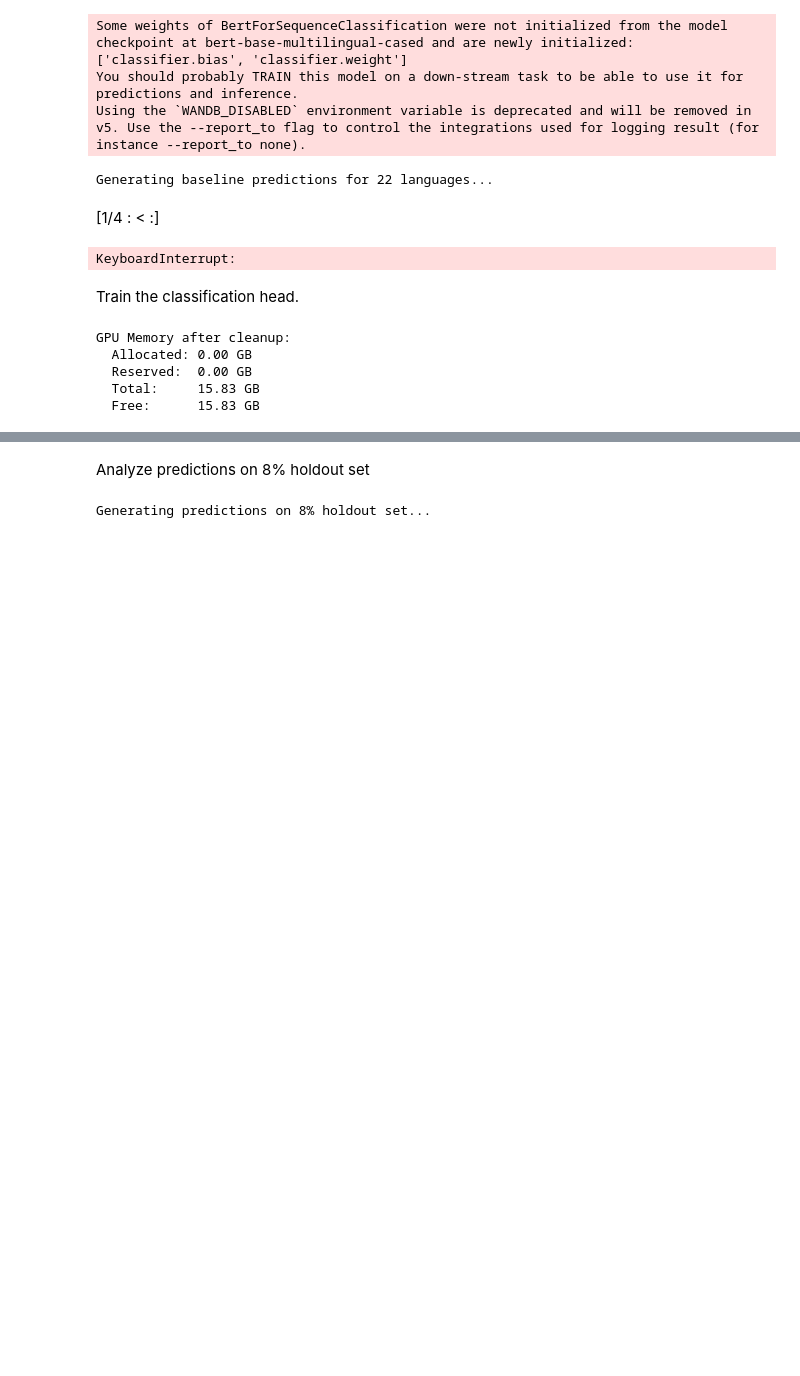
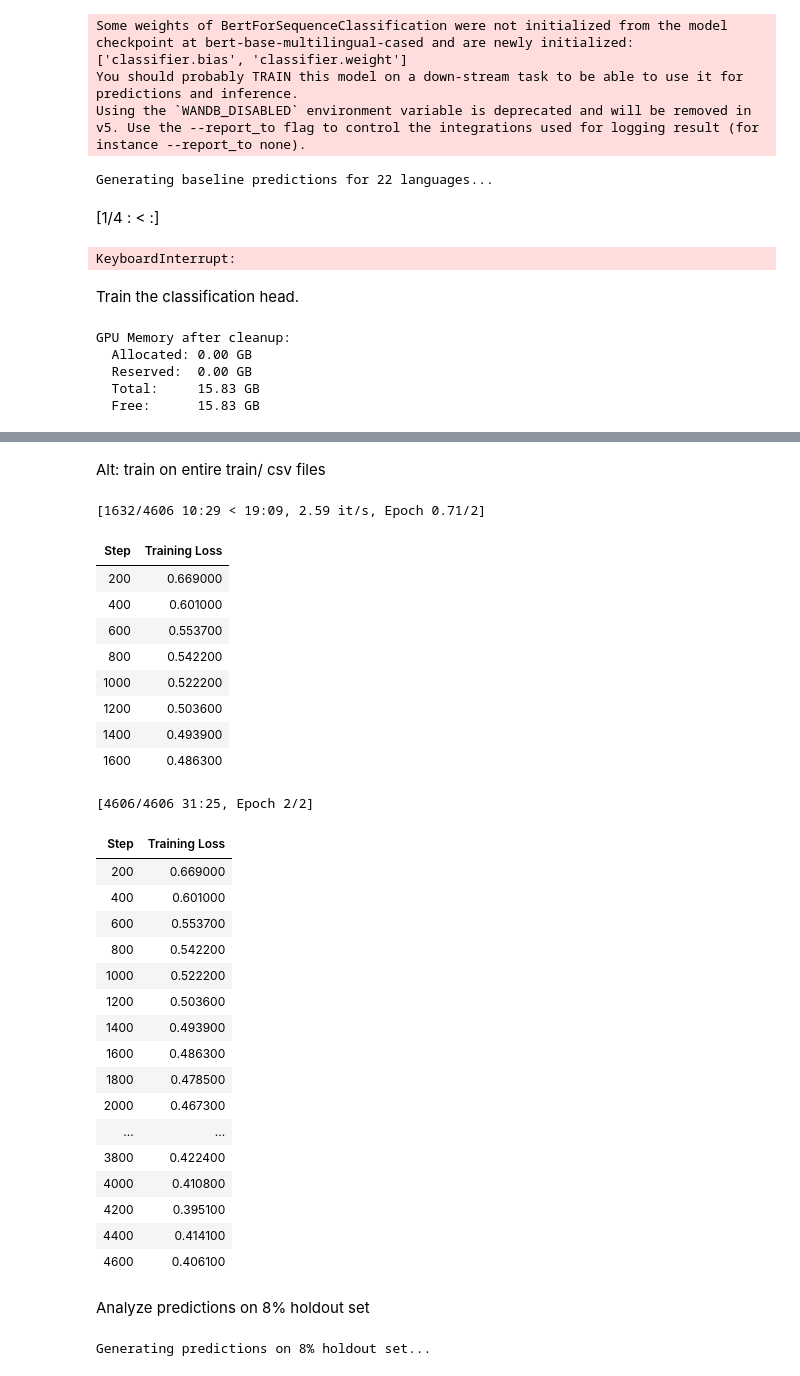
Before and after one commit to DavidGetter1/PolarSemEval, a Jupyter notebook: POLAR_2026.ipynb, the cells around one changed output, grey strips where cells are left out. Drawn from its saved outputs; the diff is of its cells as text; code cells hidden in the pictures; blank space fills up the shorter version.

```diff
--- a/POLAR_2026.ipynb
+++ b/POLAR_2026.ipynb
@@ -728,3 +725,71 @@ Final Accuracy: 0.7997
+# %% [markdown]
+Alt: train on entire train/ csv files
+# %%
+training_args = TrainingArguments(
+    output_dir="./mbert_polarization_final",
+
+    # Training settings
+    num_train_epochs=2,               # Set to 2 based on your earlier 'peak' performance
+    per_device_train_batch_size=16,
+    gradient_accumulation_steps=2,
+
+    # Anti-overfitting (since we can't monitor it live, we use stricter settings)
+    learning_rate=1e-5,               # Lowered to stay stable
+    weight_decay=0.1,                 # Increased regularization
+    warmup_ratio=0.1,
+
+    # Saving & Logging
+    save_strategy="epoch",            # Save at the end of each epoch
+    logging_steps=200,
+    report_to="none",
+
+    # Speed optimizations for T4
+    fp16=True,
+    optim="adamw_torch_fused",
+    dataloader_num_workers=4,
+    dataloader_pin_memory=True
+)
+
+# Initialize Trainer WITHOUT eval_dataset
+trainer = Trainer(
+    model=model,
+    args=training_args,
+    train_dataset=shuffled_datasets["train"],
+    # eval_dataset is removed
+    # compute_metrics is removed (no data to compute on)
+)
+
+trainer.train()
+trainer.save_model("./mbert_polarized_full_model")
+# %% [output]
+[1632/4606 10:29 < 19:09, 2.59 it/s, Epoch 0.71/2]
+| Step | Training Loss |
+| 200 | 0.669000 |
+| 400 | 0.601000 |
+| 600 | 0.553700 |
+| 800 | 0.542200 |
+| 1000 | 0.522200 |
+| 1200 | 0.503600 |
+| 1400 | 0.493900 |
+| 1600 | 0.486300 |
+[4606/4606 31:25, Epoch 2/2]
+| Step | Training Loss |
+| 200 | 0.669000 |
+| 400 | 0.601000 |
+| 600 | 0.553700 |
+| 800 | 0.542200 |
+| 1000 | 0.522200 |
+| 1200 | 0.503600 |
+| 1400 | 0.493900 |
+| 1600 | 0.486300 |
+| 1800 | 0.478500 |
+| 2000 | 0.467300 |
+| ... | ... |
+| 3800 | 0.422400 |
+| 4000 | 0.410800 |
+| 4200 | 0.395100 |
+| 4400 | 0.414100 |
+| 4600 | 0.406100 |
 # %% [markdown]
 Analyze predictions on 8% holdout set
 # %%
```
Also changed, not shown: parts of 9 cells of this notebook.
